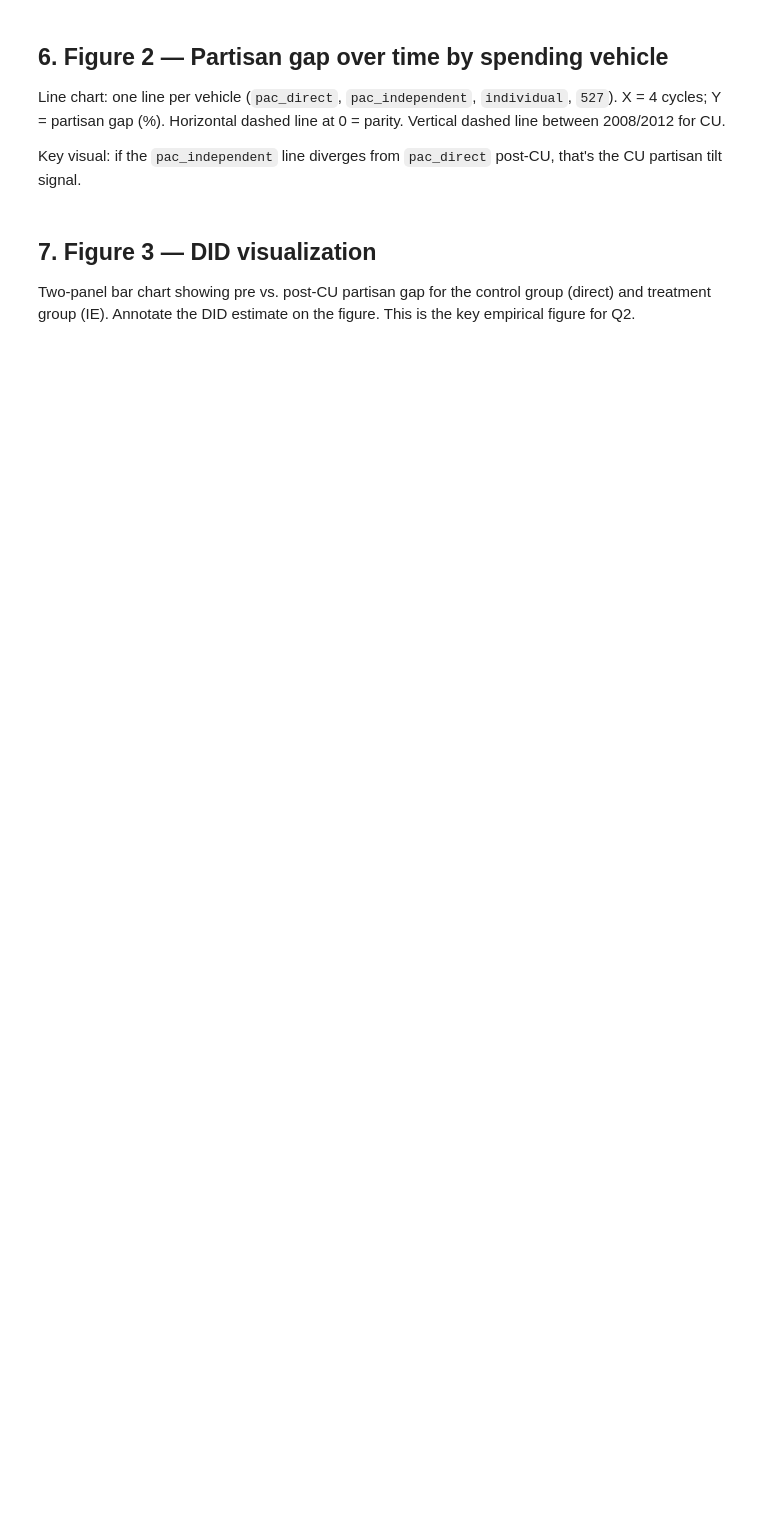
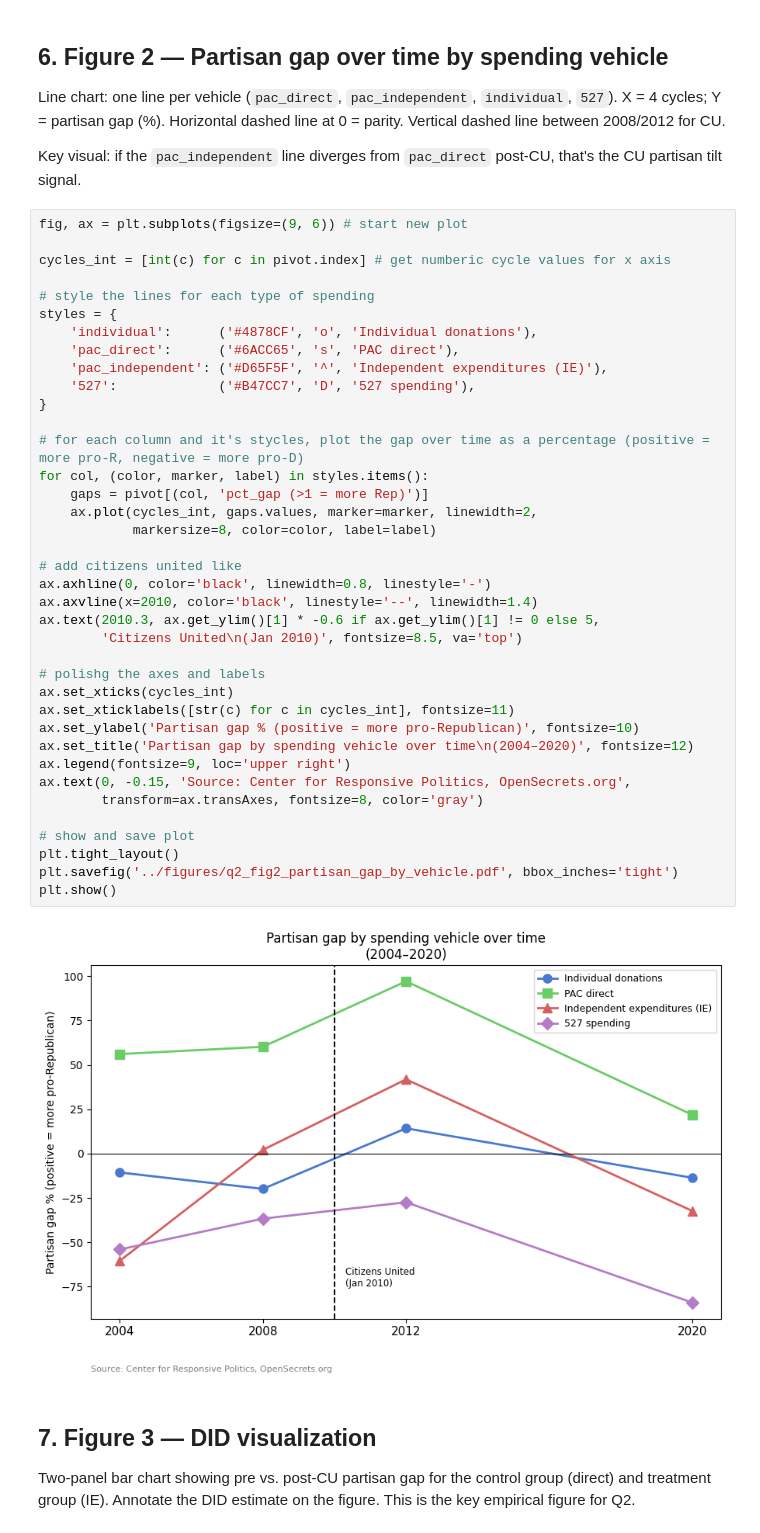
Before and after one commit to schanzb/qss_20_final_proj, a Jupyter notebook: scripts/04_q2.ipynb, the cells around one changed output. Cells and saved outputs as stored; diff of their text form; blank space fills up the shorter version.

```diff
--- a/scripts/04_q2.ipynb
+++ b/scripts/04_q2.ipynb
@@ -57,6 +240,46 @@ X = 4 cycles; Y = partisan gap (%). Horizontal dashed line at 0 = parity.
 Vertical dashed line between 2008/2012 for CU.
 
 Key visual: if the `pac_independent` line diverges from `pac_direct` post-CU, that's the CU partisan tilt signal.
+# %%
+fig, ax = plt.subplots(figsize=(9, 6)) # start new plot
+
+cycles_int = [int(c) for c in pivot.index] # get numberic cycle values for x axis
+
+# style the lines for each type of spending
+styles = {
+    'individual':      ('#4878CF', 'o', 'Individual donations'),
+    'pac_direct':      ('#6ACC65', 's', 'PAC direct'),
+    'pac_independent': ('#D65F5F', '^', 'Independent expenditures (IE)'),
+    '527':             ('#B47CC7', 'D', '527 spending'),
+}
+
+# for each column and it's stycles, plot the gap over time as a percentage (positive = more pro-R, negative = more pro-D)
+for col, (color, marker, label) in styles.items():
+    gaps = pivot[(col, 'pct_gap (>1 = more Rep)')]
+    ax.plot(cycles_int, gaps.values, marker=marker, linewidth=2,
+            markersize=8, color=color, label=label)
+
+# add citizens united like
+ax.axhline(0, color='black', linewidth=0.8, linestyle='-')
+ax.axvline(x=2010, color='black', linestyle='--', linewidth=1.4)
+ax.text(2010.3, ax.get_ylim()[1] * -0.6 if ax.get_ylim()[1] != 0 else 5,
+        'Citizens United\n(Jan 2010)', fontsize=8.5, va='top')
+
+# polishg the axes and labels
+ax.set_xticks(cycles_int)
+ax.set_xticklabels([str(c) for c in cycles_int], fontsize=11)
+ax.set_ylabel('Partisan gap % (positive = more pro-Republican)', fontsize=10)
+ax.set_title('Partisan gap by spending vehicle over time\n(2004–2020)', fontsize=12)
+ax.legend(fontsize=9, loc='upper right')
+ax.text(0, -0.15, 'Source: Center for Responsive Politics, OpenSecrets.org',
+        transform=ax.transAxes, fontsize=8, color='gray')
+
+# show and save plot
+plt.tight_layout()
+plt.savefig('../figures/q2_fig2_partisan_gap_by_vehicle.pdf', bbox_inches='tight')
+plt.show()
+# %% [output]
+[figure, added]
 # %% [markdown]
 ## 7. Figure 3 — DID visualization
 
```
Also changed, not shown: parts of 9 cells of this notebook, 6 other files.
